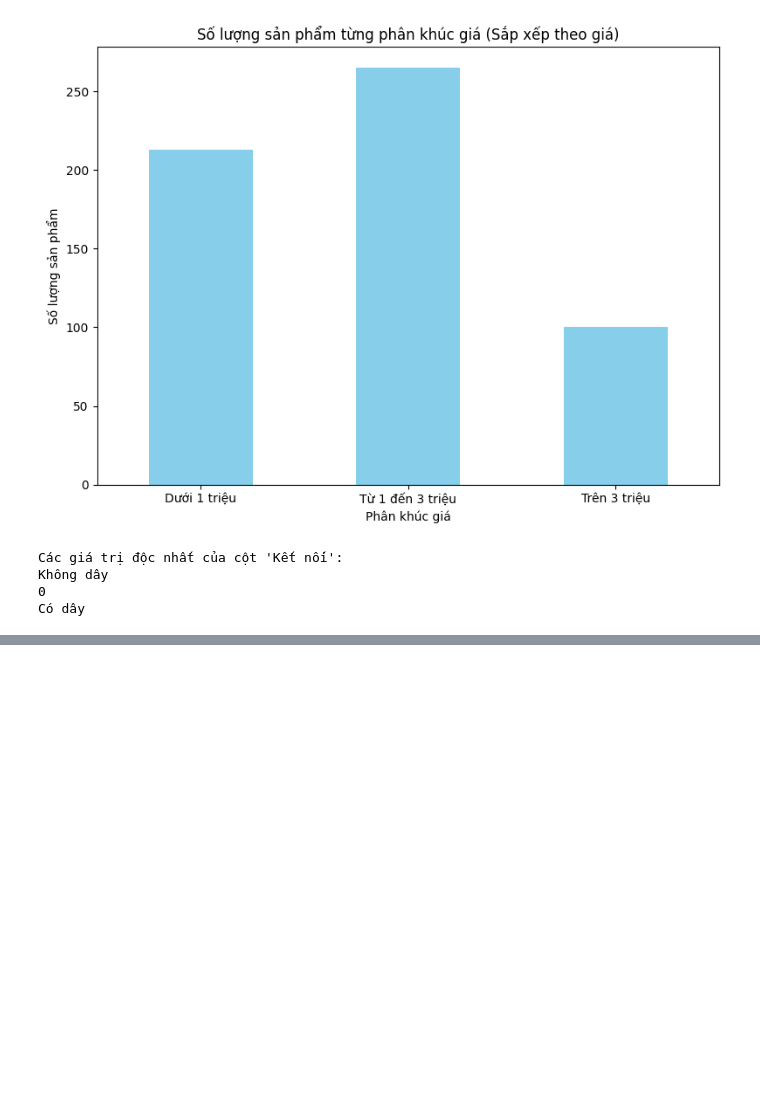
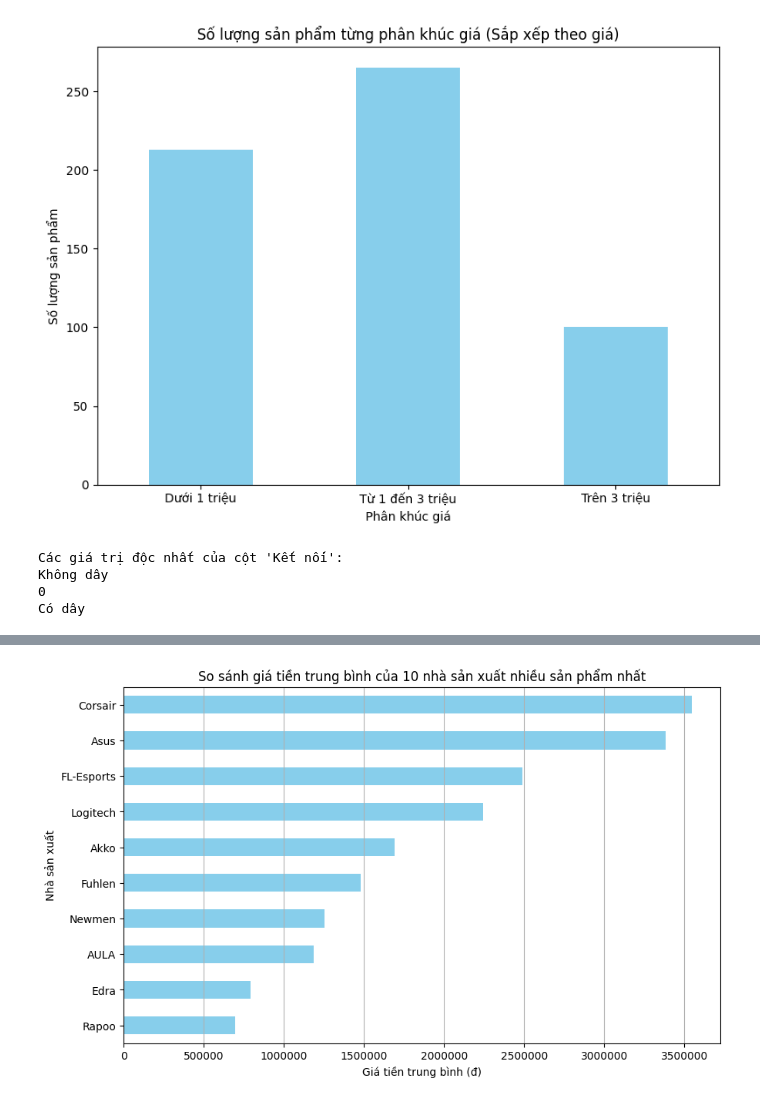
Before and after one commit to tuananh2804/keyboard-crawler, a Jupyter notebook: keyboard.ipynb, the cells around one changed output, grey strips where cells are left out. Cells and saved outputs as stored; diff of their text form; code cells hidden in the pictures; blank space fills up the shorter version.

```diff
--- a/keyboard.ipynb
+++ b/keyboard.ipynb
@@ -267,0 +296,31 @@ Có dây
+# %%
+import pandas as pd
+import matplotlib.pyplot as plt
+
+# Đọc dữ liệu từ file CSV
+data = pd.read_csv('updated_data.csv')
+
+# Tính số lượng sản phẩm của mỗi nhà sản xuất
+product_counts = data['Nhà sản xuất'].value_counts()
+
+# Chọn ra 10 nhà sản xuất có số lượng sản phẩm nhiều nhất
+top_10_manufacturers = product_counts.head(10).index
+
+# Lọc dữ liệu chỉ chứa các sản phẩm từ 10 nhà sản xuất được chọn
+top_10_data = data[data['Nhà sản xuất'].isin(top_10_manufacturers)]
+
+# Tính giá tiền trung bình của mỗi nhà sản xuất trong danh sách 10 nhà sản xuất được chọn
+average_prices = top_10_data.groupby('Nhà sản xuất')['Giá(đ)'].mean().sort_values()
+
+# Vẽ biểu đồ
+plt.figure(figsize=(10, 6))
+average_prices.plot(kind='barh', color='skyblue')
+plt.xlabel('Giá tiền trung bình (đ)')
+plt.ylabel('Nhà sản xuất')
+plt.title('So sánh giá tiền trung bình của 10 nhà sản xuất nhiều sản phẩm nhất')
+plt.grid(axis='x')
+plt.ticklabel_format(style='plain', axis='x')
+
+plt.show()
+# %% [output]
+[figure, added]
```
Also changed, not shown: parts of 3 cells of this notebook.
